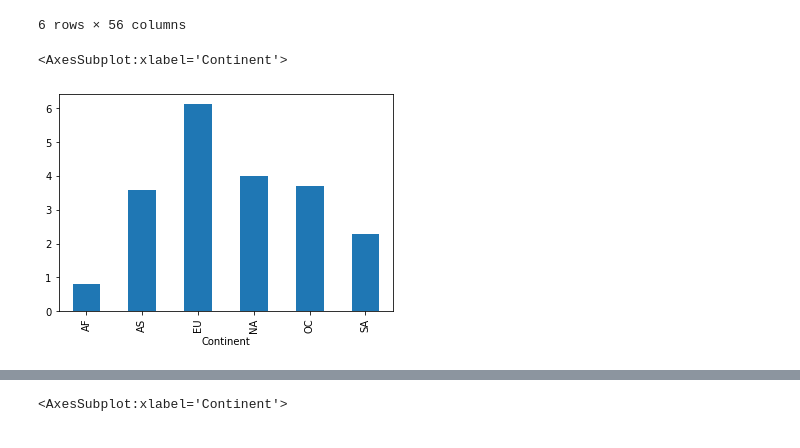
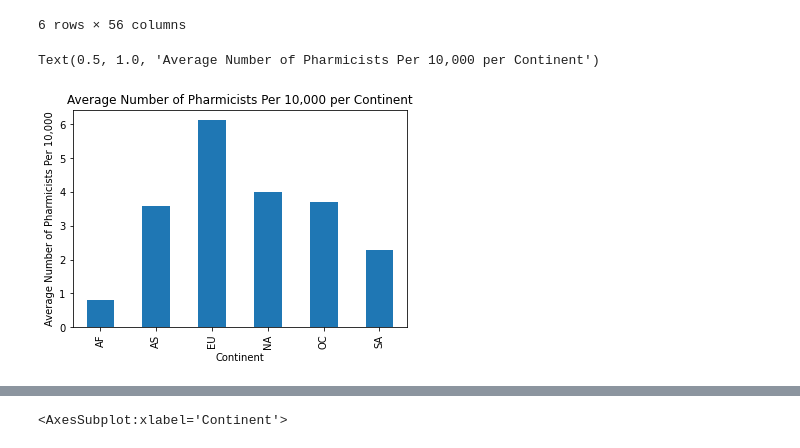
Before and after one commit to saiyidmkazmi/Project1-LifeExpectancy-, a Jupyter notebook: main.ipynb, the cells around one changed output, grey strips where cells are left out. Drawn from its saved outputs; the diff is of its cells as text; code cells hidden in the pictures.

```diff
--- a/main.ipynb
+++ b/main.ipynb
@@ -282,7 +284,9 @@ final_df.groupby(["Continent"]).describe()
 6 rows × 56 columns
 # %%
 final_df.groupby(["Continent"])["Pharmicists Per 10,000"].mean().plot(kind = 'bar')
+plt.ylabel("Average Number of Pharmicists Per 10,000")
+plt.title("Average Number of Pharmicists Per 10,000 per Continent")
 # %% [output]
-<AxesSubplot:xlabel='Continent'>
+Text(0.5, 1.0, 'Average Number of Pharmicists Per 10,000 per Continent')
-[figure, old version]
+[figure, new version]
 # %%
```
Also changed, not shown: parts of 14 cells of this notebook, 20 other files.
